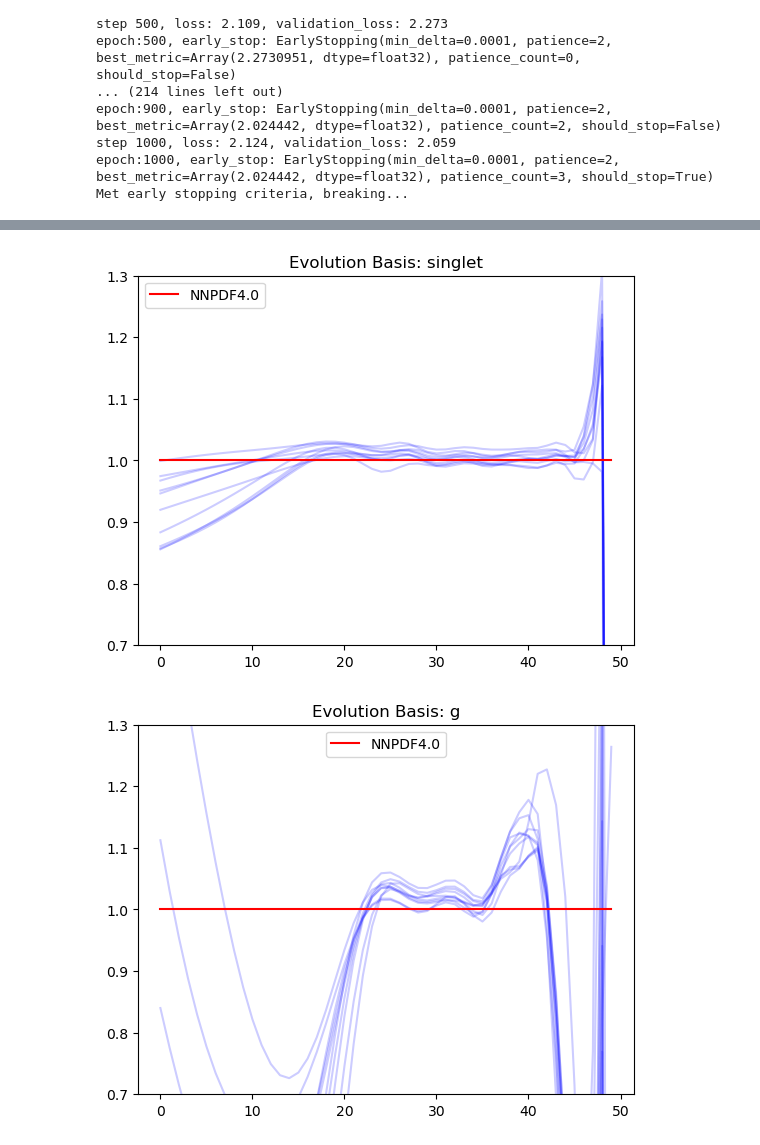
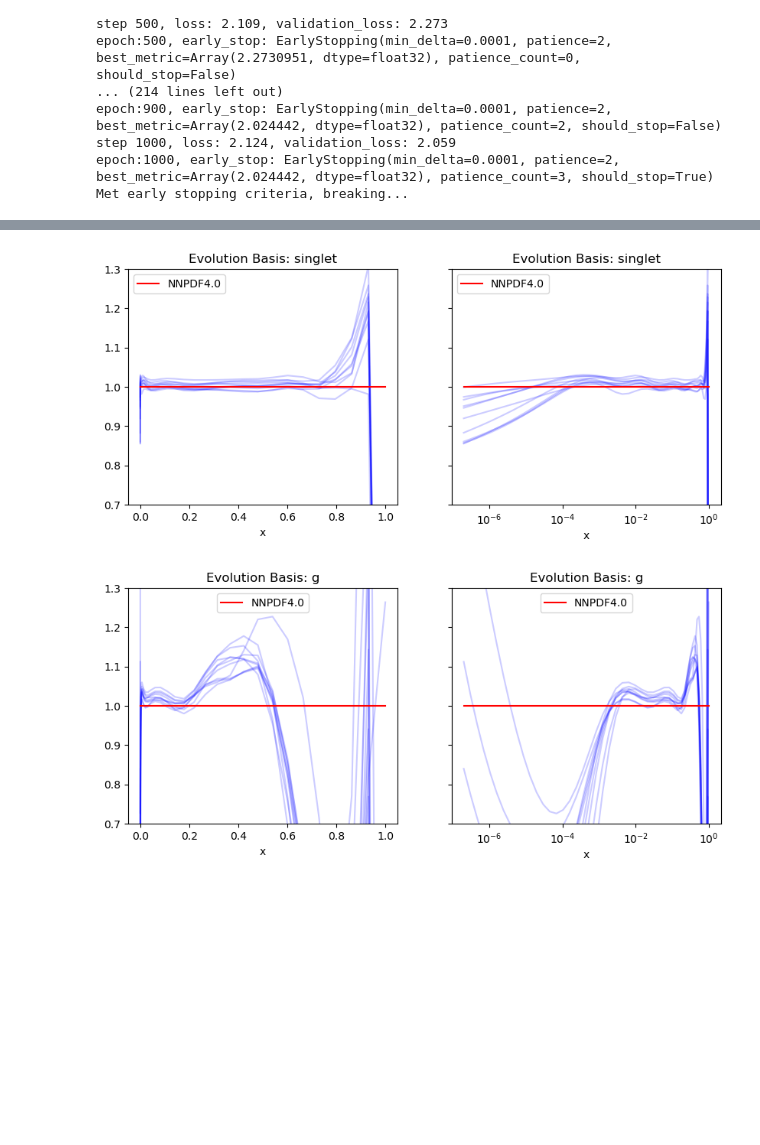
Before and after one commit to HEP-PBSP/colibri, a Jupyter notebook: super_net/examples/example_notebooks/MC_DIS.ipynb, the cells around one changed output, grey strips where cells are left out. Drawn from its saved outputs; the diff is of its cells as text; code cells hidden in the pictures; blank space fills up the shorter version.

```diff
--- a/super_net/examples/example_notebooks/MC_DIS.ipynb
+++ b/super_net/examples/example_notebooks/MC_DIS.ipynb
@@ -195,12 +195,20 @@ ev_basis = ["photon","singlet", "g", "V", "V3", "V8","V15","V24","V35","T3","T8"
 for n in range(1,len(ev_basis)):
 
 
-    fig, ax = plt.subplots()
+    fig, axs = plt.subplots(1,2, sharey=True, figsize=(10,4))
 
     for params in replica_parameters:
-        ax.plot(jnp.einsum("i,ijk->jk", params, INPUT_GRID)[n, :], alpha=0.2, color='b')
+        axs[0].plot(xgrid ,jnp.einsum("i,ijk->jk", params, INPUT_GRID)[n, :], alpha=0.2, color='b')
+        axs[1].plot(xgrid ,jnp.einsum("i,ijk->jk", params, INPUT_GRID)[n, :], alpha=0.2, color='b')
 
-    ax.plot(INPUT_GRID[0, n,:], label = 'NNPDF40', color = 'r')
-    ax.legend()
-    ax.set_title(f"Evolution Basis: {ev_basis[n]}")
+    axs[1].set_xscale('log')
+
+    axs[0].plot(xgrid, INPUT_GRID[0, n,:], label = 'NNPDF40', color = 'r')
+    axs[1].plot(xgrid, INPUT_GRID[0, n,:], label = 'NNPDF40', color = 'r')
+
+    axs[0].legend()
+    axs[0].set_title(f"Evolution Basis: {ev_basis[n]}\n Linear Scale")
+    axs[1].set_title(f"Evolution Basis: {ev_basis[n]}\n Log Scale")
+    axs[0].set_xlabel('x')
+    axs[1].set_xlabel('x')
 # %% [output]
@@ -220,17 +228,27 @@ for n in range(1,len(ev_basis)):
 # %%
 n=0
 ev_basis = ["photon","singlet", "g", "V", "V3", "V8","V15","V24","V35","T3","T8","T15","T24","T35",]
 for n in range(1,len(ev_basis)):
-    fig, ax = plt.subplots()
+
+    fig, axs = plt.subplots(1,2, figsize=(10,4), sharey=True)
 
     for params in replica_parameters:
-        ax.plot(jnp.einsum("i,ijk->jk", params, INPUT_GRID)[n, :] / INPUT_GRID[0, n,:], alpha=0.2, color='b',)
-    ax.plot(INPUT_GRID[0, n,:] /INPUT_GRID[0, n,:], color='r', label = 'NNPDF4.0')
+        axs[0].plot(xgrid,jnp.einsum("i,ijk->jk", params, INPUT_GRID)[n, :] / INPUT_GRID[0, n,:], alpha=0.2, color='b',)
+        axs[1].plot(xgrid,jnp.einsum("i,ijk->jk", params, INPUT_GRID)[n, :] / INPUT_GRID[0, n,:], alpha=0.2, color='b',)
+
+    axs[1].set_xscale('log')
+    axs[0].plot(xgrid, INPUT_GRID[0, n,:] /INPUT_GRID[0, n,:], color='r', label = 'NNPDF4.0')
+    axs[1].plot(xgrid, INPUT_GRID[0, n,:] /INPUT_GRID[0, n,:], color='r', label = 'NNPDF4.0')
+
+    axs[0].set_xlabel('x')
+    axs[1].set_xlabel('x')
 
     # ax.plot(INPUT_GRID[0, n,:], label = 'NNPDF40', color = 'r')
-    ax.legend()
-    ax.set_title(f"Evolution Basis: {ev_basis[n]}")
-    ax.set_ylim(0.7,1.3)
+    axs[0].legend()
+    axs[1].legend()
+    axs[0].set_title(f"Evolution Basis: {ev_basis[n]}")
+    axs[1].set_title(f"Evolution Basis: {ev_basis[n]}")
+    axs[0].set_ylim(0.7,1.3)
 # %% [output]
-[figure, old version]
+[figure, new version]
-[figure, old version]
+[figure, new version]
```
Also changed, not shown: parts of 2 cells of this notebook.
